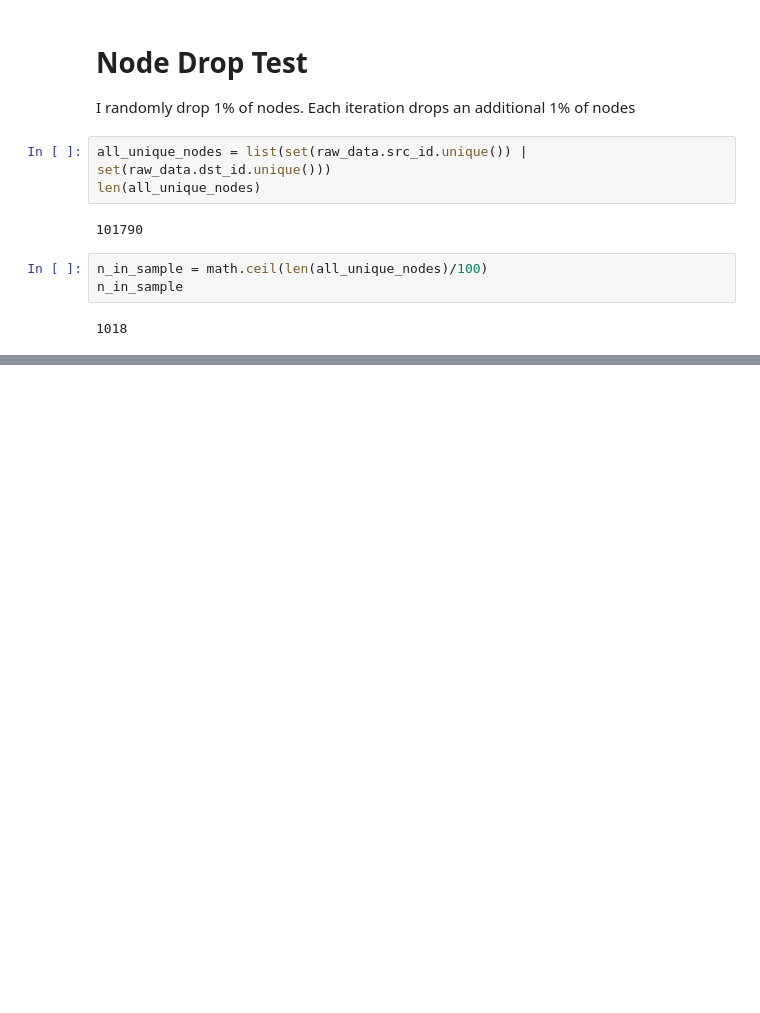
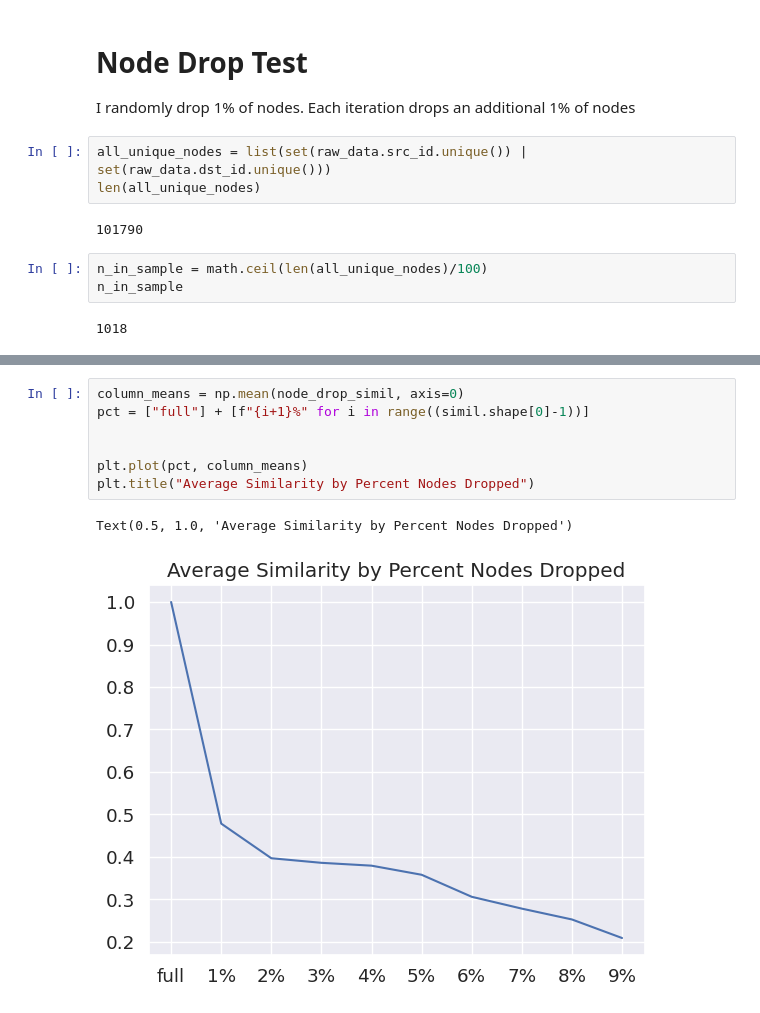
Before and after one commit to venkiharvgit/csci-e-599a-2024-cybersecurity, a Jupyter notebook: graph_similarity_using_karateclub.ipynb, the cells around one changed output, grey strips where cells are left out. Saved outputs shown, nothing was run; the diff lists cells and outputs as text; blank space fills up the shorter version.

```diff
--- a/graph_similarity_using_karateclub.ipynb
+++ b/graph_similarity_using_karateclub.ipynb
@@ -158,0 +162,10 @@ Text(63.25, 0.5, 'Subgraph')
+# %%
+column_means = np.mean(node_drop_simil, axis=0)
+pct = ["full"] + [f"{i+1}%" for i in range((simil.shape[0]-1))]
+
+
+plt.plot(pct, column_means)
+plt.title("Average Similarity by Percent Nodes Dropped")
+# %% [output]
+Text(0.5, 1.0, 'Average Similarity by Percent Nodes Dropped')
+[figure, added]
```
Also changed, not shown: parts of 10 cells of this notebook.
